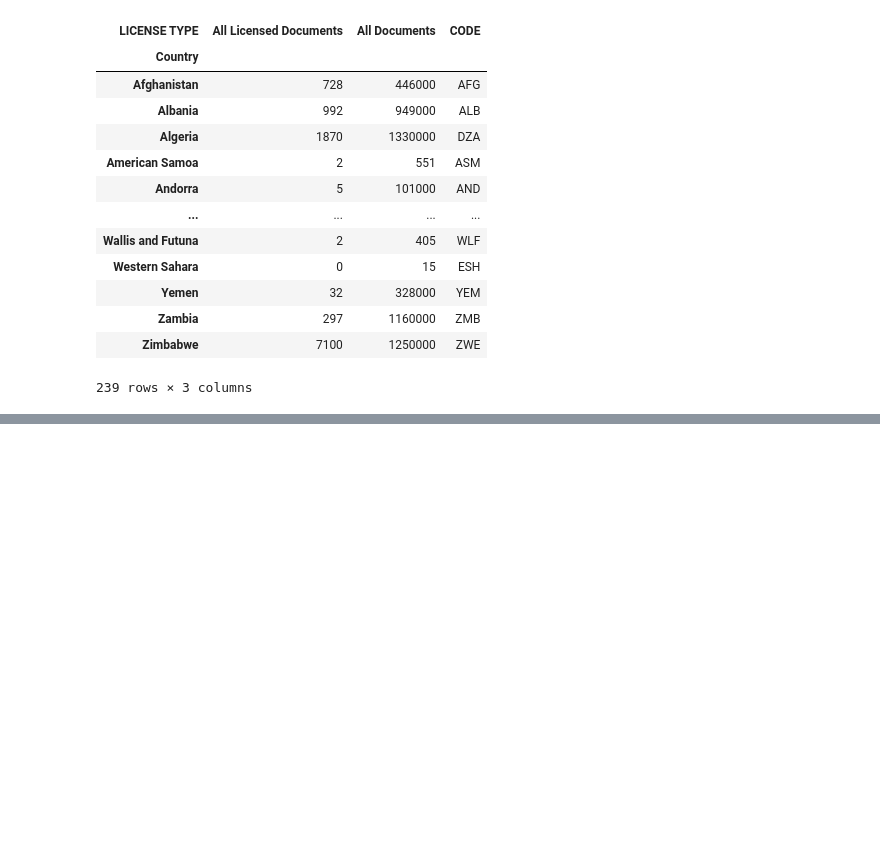
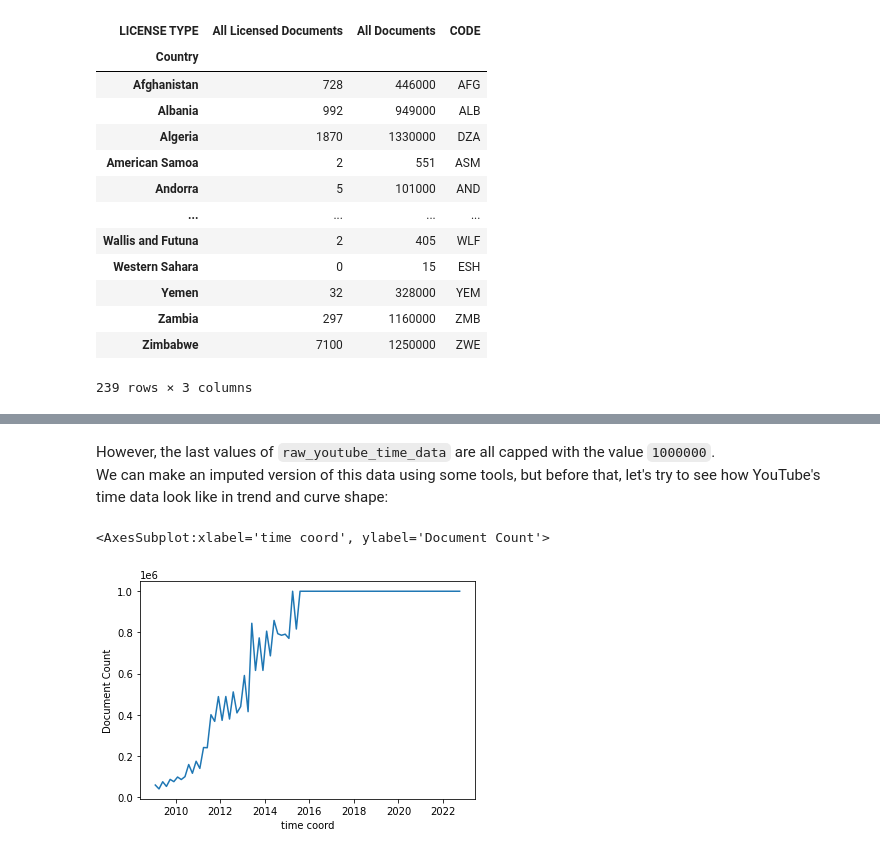
Before and after one commit to creativecommons/quantifying, a Jupyter notebook: visualization/visualization_engineering.ipynb, the cells around one changed output, grey strips where cells are left out. Cells and saved outputs as stored; diff of their text form; code cells hidden in the pictures; blank space fills up the shorter version.

```diff
--- a/visualization/visualization_engineering.ipynb
+++ b/visualization/visualization_engineering.ipynb
@@ -389,0 +652,12 @@ google_country_data
+# %% [markdown]
+However, the last values of `raw_youtube_time_data` are all capped with the value `1000000`.\
+We can make an imputed version of this data using some tools, but before that, let's try to see how YouTube's time data look like in trend and curve shape:
+# %%
+raw_youtube_time_data_toplot = raw_youtube_time_data.copy()
+raw_youtube_time_data_toplot["Year"] = raw_youtube_time_data_toplot["Time"].str.extract("(\d+)-\d+").astype(int)
+raw_youtube_time_data_toplot["Month"] = raw_youtube_time_data_toplot["Time"].str.extract("\d+-(\d+)").astype(int)
+raw_youtube_time_data_toplot["time coord"] = raw_youtube_time_data_toplot["Year"] + raw_youtube_time_data_toplot["Month"] / 12
+sns.lineplot(data = raw_youtube_time_data_toplot, x = "time coord", y = "Document Count")
+# %% [output]
+<AxesSubplot:xlabel='time coord', ylabel='Document Count'>
+[figure, added]
```
Also changed, not shown: parts of 38 cells of this notebook, 1 other file.
